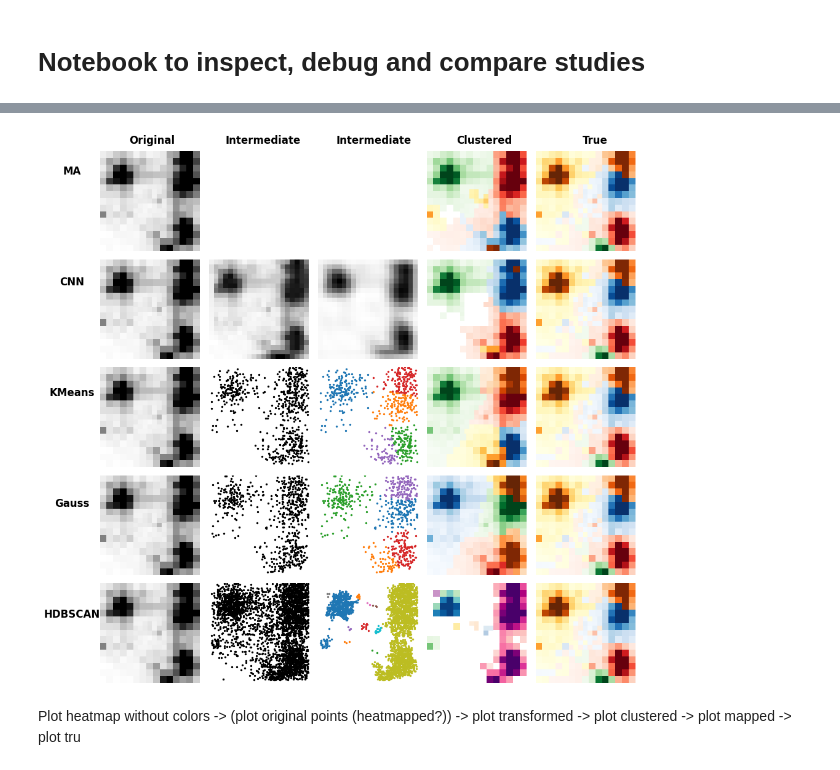
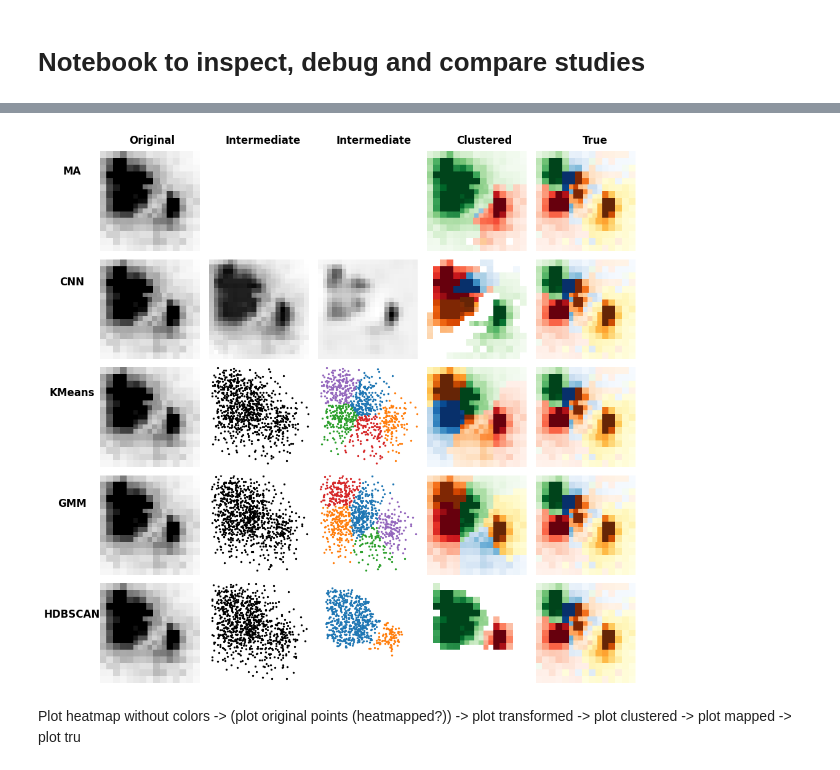
Before and after one commit to Bjartensen/python_focalh_clustering, a Jupyter notebook: notebooks/visualize_clustering.ipynb, the cells around one changed output, grey strips where cells are left out. Drawn from its saved outputs; the diff is of its cells as text; code cells hidden in the pictures.

```diff
--- a/notebooks/visualize_clustering.ipynb
+++ b/notebooks/visualize_clustering.ipynb
@@ -72,3 +52,20 @@ study_cnn
+# %%
+def get_study(filename):
+    with open(filename, "rb") as f:
+        loaded_bundle = pickle.load(f)
+    return loaded_bundle
+
+kmeans_study = open_bundle("studies/best/kmeans/"+"study_kmeans_train_tiny_sep_100.pkl")
+ma_study = open_bundle("studies/best/ma/"+"study_ma_train_tiny_sep_100.pkl")
+gmm_study = open_bundle("studies/best/gmm/"+"study_gauss_train_tiny_sep_100.pkl")
+dbscan_study = open_bundle("studies/best/dbscan/"+"study_dbscan_train_tiny_sep_100.pkl")
+hdbscan_study = open_bundle("studies/best/hdbscan/"+"study_hdbscan_train_tiny_sep_100.pkl")
+affinity_propagation_study = open_bundle("studies/best/affinity_propagation/"+"study_affinity_propagation_train_tiny_sep_100.pkl")
+agglomerative_study = open_bundle("studies/best/agglomerative/"+"study_agglomerative_train_tiny_sep_100.pkl")
+birch_study = open_bundle("studies/best/birch/"+"study_birch_train_tiny_sep_100.pkl")
+optics_study = open_bundle("studies/best/optics/"+"study_optics_train_tiny_sep_100.pkl")
+spectral_study = open_bundle("studies/best/spectral/"+"study_spectral_train_tiny_sep_100.pkl")
+cnn_study = open_bundle("studies/best/cnn/"+"study_cnn_train_tiny_sep_100.pkl")
 # %%
 def plot_transformed(X, ax):
     ax.scatter(X[:,0], X[:,1], s=2, color="black")
@@ -137,10 +134,12 @@ def plot_clustering(filename, event, study, ax):
 
     pass
 # %%
-event=40 # EVAL_E350_P2_N100 event 50 is interesting
+event=55
+            # EVAL_E350_P2_N100 event 50 is interesting
+            # 55 EVAL_E350_P5_N100
 
 # Define row and column labels
-row_labels = ["MA", "CNN", "KMeans", "Gauss", "HDBSCAN"]
+row_labels = ["MA", "CNN", "KMeans", "GMM", "HDBSCAN"]
 column_labels = ["Original", "Intermediate", "Intermediate", "Clustered", "True"]
 
 # Create the figure and subplots
@@ -148,43 +147,43 @@ rows, cols = 5, 5
 fig, ax = plt.subplots(nrows=rows, ncols=cols, figsize=(cols * 2, rows * 2))
 
 # Plot the clustering results for each method
-plot_clustering(filename, event, study_ma, ax[0])
-plot_clustering(filename, event, study_cnn, ax[1])
-plot_clustering(filename, event, study_kmeans, ax[2])
-plot_clustering(filename, event, study_gauss, ax[3])
-plot_clustering(filename, event, study_hdbscan, ax[4])
+plot_clustering(filename, event, ma_study, ax[0])
+plot_clustering(filename, event, cnn_study, ax[1])
+plot_clustering(filename, event, kmeans_study, ax[2])
+plot_clustering(filename, event, gmm_study, ax[3])
+plot_clustering(filename, event, hdbscan_study, ax[4])
 
 # Add row labels (left side)
 for i, label in enumerate(row_labels):
     fig.text(
         0.02,  # x position (left margin)
         0.9 - i * 0.18,  # y position (adjust based on number of rows)
         label,
         va="center",
         ha="center",
         fontsize=12,
         fontweight="bold",
     )
 
 # Add column labels (top side)
 for j, label in enumerate(column_labels):
     fig.text(
         0.15 + j * 0.18,  # x position (adjust based on number of columns)
         0.95,  # y position (top margin)
         label,
         va="center",
         ha="center",
         fontsize=12,
         fontweight="bold",
     )
 
 # Adjust layout to prevent overlap
 plt.tight_layout(rect=[0.05, 0.05, 0.95, 0.95])  # Adjust rect to make space for labels
 plt.show()
 
 fig.savefig("debug_matrix.png", bbox_inches="tight")
 # %% [output]
-[figure, old version]
+[figure, new version]
 # %% [markdown]
 Plot heatmap without colors -> (plot original points (heatmapped?)) -> plot transformed -> plot clustered -> plot mapped -> plot tru
 # %% [markdown]
```
Also changed, not shown: parts of 1 cell of this notebook, 9 other files.
